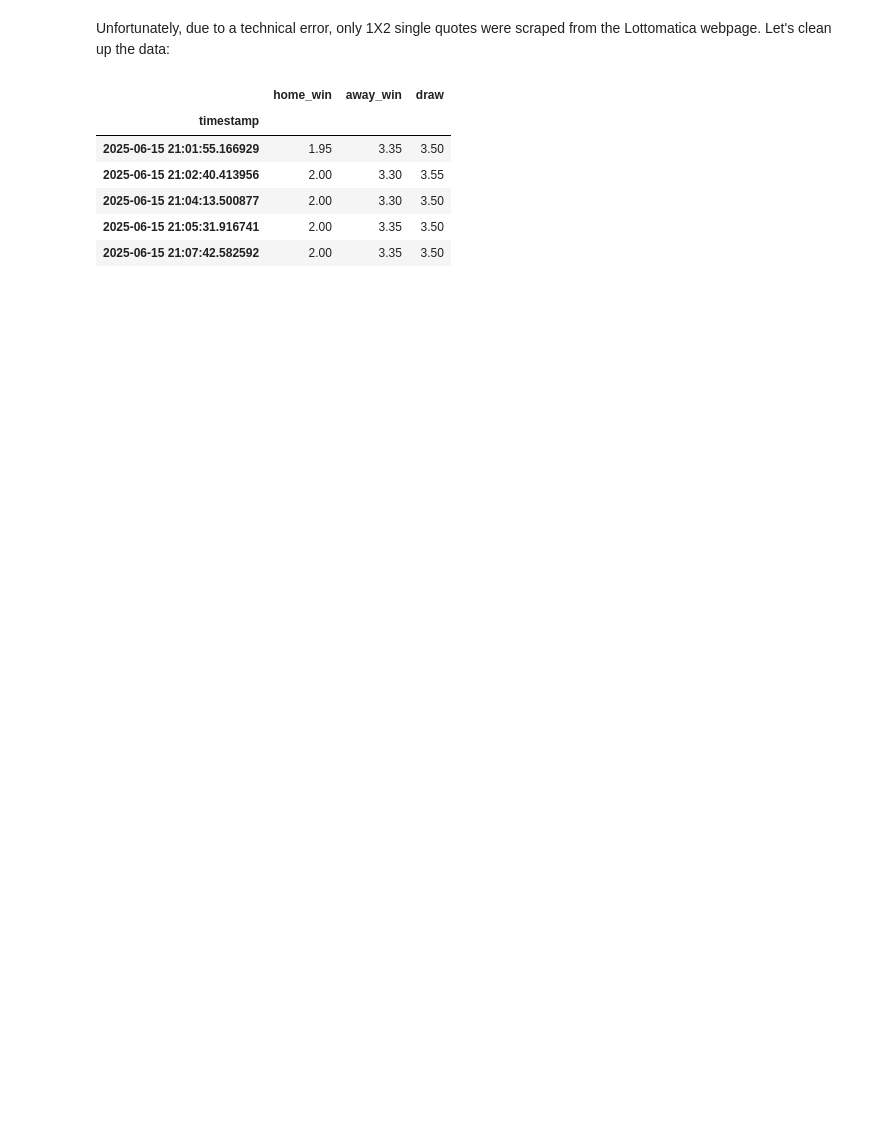
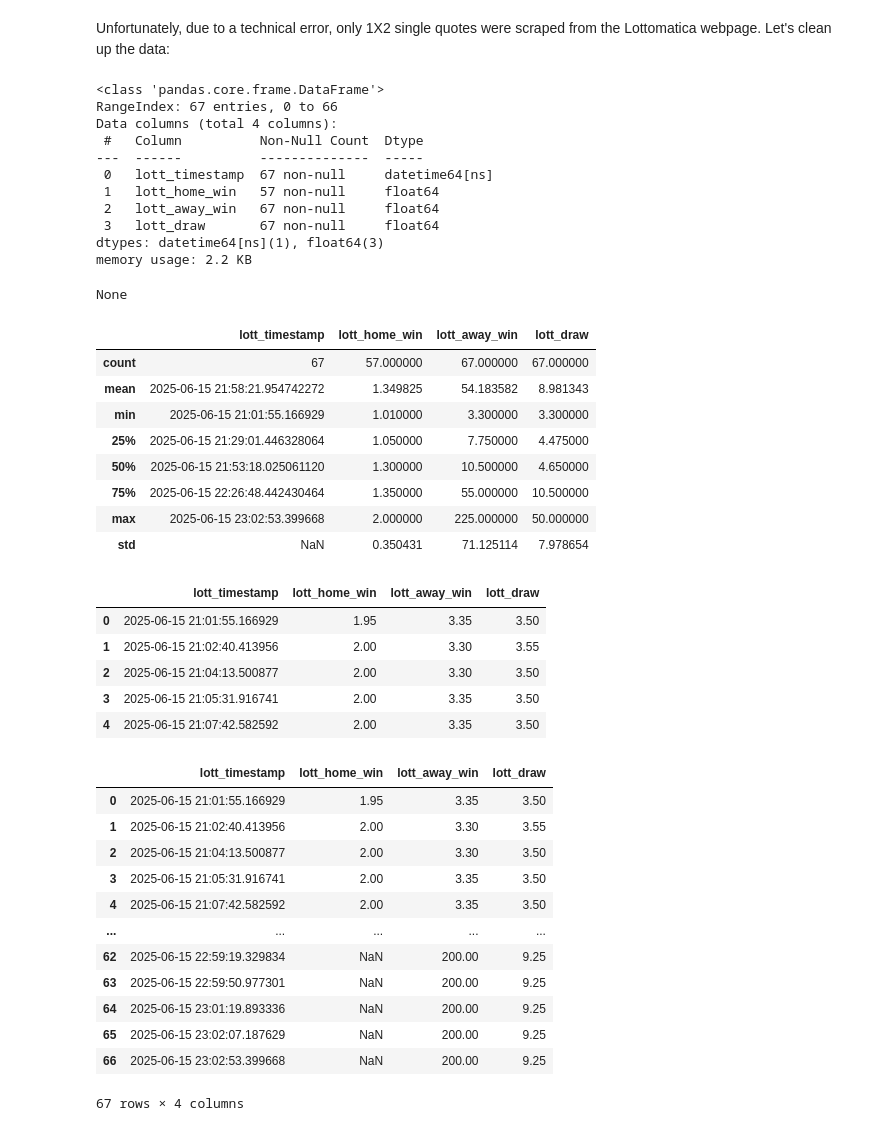
Before and after one commit to GabrieleDiCorato/aida-arbitrage-betting, a Jupyter notebook: notebooks/arbitrage_analysis.ipynb, the cells around one changed output. Drawn from its saved outputs; the diff is of its cells as text; code cells hidden in the pictures; blank space fills up the shorter version.

```diff
--- a/notebooks/arbitrage_analysis.ipynb
+++ b/notebooks/arbitrage_analysis.ipynb
@@ -77,3 +77,10 @@ Finally, the **arbitrage percentage** can be extrapolated as: `(1/odds1 + 1/odds
 ## Analysis
 # %%
 import pandas as pd
+import numpy as np
+
+
+def df_disp(df: pd.DataFrame):
+    display(df.info())
+    display(df.describe())
+    display(df.head())
@@ -80,9 +89,7 @@ import pandas as pd
 # %%
-lottomatica = pd.read_csv("../data/lottomatica_scraper_20250615_210109.csv", sep=",", index_col=0, parse_dates=True)
+lottomatica_raw = pd.read_csv("../data/lottomatica_scraper_20250615_210109.csv", sep=",", index_col=0, parse_dates=True)
 
-display(lottomatica.info())
-display(lottomatica.describe())
-display(lottomatica.head())
+df_disp(lottomatica_raw)
 # %% [output]
 <class 'pandas.core.frame.DataFrame'>
 DatetimeIndex: 69 entries, 2025-06-15 21:01:55.166929 to 2025-06-15 23:03:05.735462
@@ -121,14 +128,58 @@ None
 # %% [markdown]
 Unfortunately, due to a technical error, only 1X2 single quotes were scraped from the Lottomatica webpage. Let's clean up the data:
 # %%
-lotto = lottomatica[["home_win", "away_win", "draw"]].copy()
+lotto = lottomatica_raw[["home_win", "away_win", "draw"]].copy()
 lotto = lotto.dropna(axis=0, how="all")
-lotto.head()
+lotto = lotto.sort_index().reset_index()
+
+#lotto["start"] = pd.to_datetime(lotto["timestamp"])
+# Create an end timestamp by shifting the start time up by one row
+#lotto["end"] = lotto.iloc[1:,0].reset_index(drop=True).copy()
+# and filling the last row with a default value of 5 minutes after the start time)
+#lotto["end"] = lotto["end"].fillna(lotto["start"] + pd.Timedelta(minutes=5))
+
+lotto.columns = ["lott_" + col for col in lotto.columns]
+
+df_disp(lotto)
+lotto
 # %% [output]
+<class 'pandas.core.frame.DataFrame'>
+RangeIndex: 67 entries, 0 to 66
+Data columns (total 4 columns):
+ #   Column          Non-Null Count  Dtype
+---  ------          --------------  -----
+ 0   lott_timestamp  67 non-null     datetime64[ns]
+ 1   lott_home_win   57 non-null     float64
+ 2   lott_away_win   67 non-null     float64
+ 3   lott_draw       67 non-null     float64
+dtypes: datetime64[ns](1), float64(3)
+memory usage: 2.2 KB
+None
-|  | home_win | away_win | draw |
-| timestamp |  |  |  |
-| 2025-06-15 21:01:55.166929 | 1.95 | 3.35 | 3.50 |
-| 2025-06-15 21:02:40.413956 | 2.00 | 3.30 | 3.55 |
-| 2025-06-15 21:04:13.500877 | 2.00 | 3.30 | 3.50 |
-| 2025-06-15 21:05:31.916741 | 2.00 | 3.35 | 3.50 |
-| 2025-06-15 21:07:42.582592 | 2.00 | 3.35 | 3.50 |
+|  | lott_timestamp | lott_home_win | lott_away_win | lott_draw |
+| count | 67 | 57.000000 | 67.000000 | 67.000000 |
+| mean | 2025-06-15 21:58:21.954742272 | 1.349825 | 54.183582 | 8.981343 |
+| min | 2025-06-15 21:01:55.166929 | 1.010000 | 3.300000 | 3.300000 |
+| 25% | 2025-06-15 21:29:01.446328064 | 1.050000 | 7.750000 | 4.475000 |
+| 50% | 2025-06-15 21:53:18.025061120 | 1.300000 | 10.500000 | 4.650000 |
+| 75% | 2025-06-15 22:26:48.442430464 | 1.350000 | 55.000000 | 10.500000 |
+| max | 2025-06-15 23:02:53.399668 | 2.000000 | 225.000000 | 50.000000 |
+| std | NaN | 0.350431 | 71.125114 | 7.978654 |
+|  | lott_timestamp | lott_home_win | lott_away_win | lott_draw |
+| 0 | 2025-06-15 21:01:55.166929 | 1.95 | 3.35 | 3.50 |
+| 1 | 2025-06-15 21:02:40.413956 | 2.00 | 3.30 | 3.55 |
+| 2 | 2025-06-15 21:04:13.500877 | 2.00 | 3.30 | 3.50 |
+| 3 | 2025-06-15 21:05:31.916741 | 2.00 | 3.35 | 3.50 |
+| 4 | 2025-06-15 21:07:42.582592 | 2.00 | 3.35 | 3.50 |
+|  | lott_timestamp | lott_home_win | lott_away_win | lott_draw |
+| 0 | 2025-06-15 21:01:55.166929 | 1.95 | 3.35 | 3.50 |
+| 1 | 2025-06-15 21:02:40.413956 | 2.00 | 3.30 | 3.55 |
+| 2 | 2025-06-15 21:04:13.500877 | 2.00 | 3.30 | 3.50 |
+| 3 | 2025-06-15 21:05:31.916741 | 2.00 | 3.35 | 3.50 |
+| 4 | 2025-06-15 21:07:42.582592 | 2.00 | 3.35 | 3.50 |
+| ... | ... | ... | ... | ... |
+| 62 | 2025-06-15 22:59:19.329834 | NaN | 200.00 | 9.25 |
+| 63 | 2025-06-15 22:59:50.977301 | NaN | 200.00 | 9.25 |
+| 64 | 2025-06-15 23:01:19.893336 | NaN | 200.00 | 9.25 |
+| 65 | 2025-06-15 23:02:07.187629 | NaN | 200.00 | 9.25 |
+| 66 | 2025-06-15 23:02:53.399668 | NaN | 200.00 | 9.25 |
+67 rows × 4 columns
```
Also changed, not shown: parts of 15 cells of this notebook.
